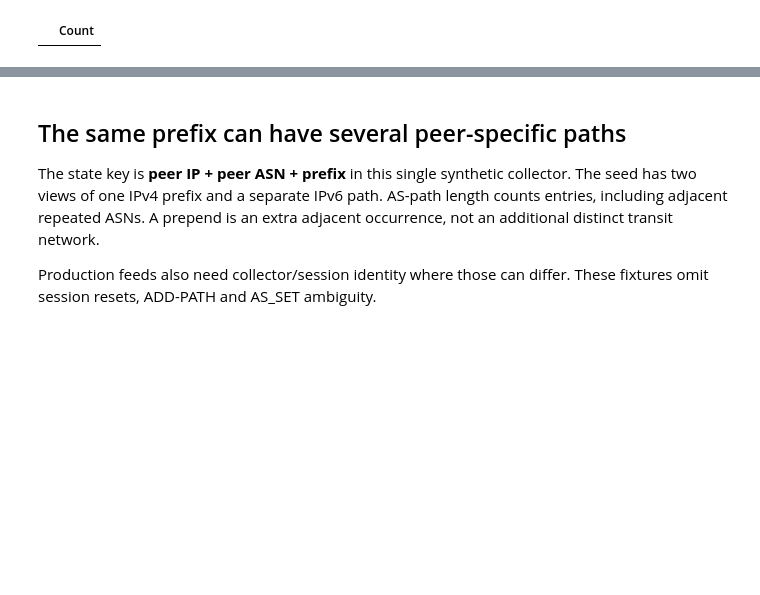
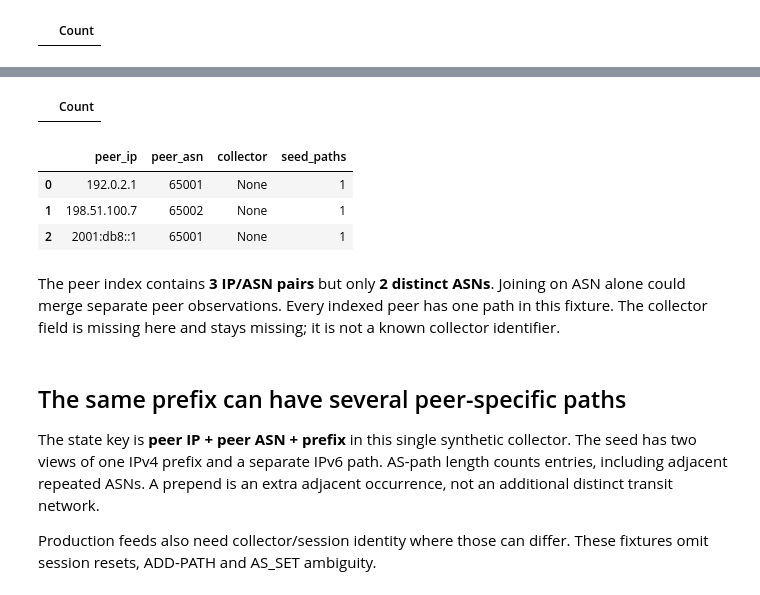
Before and after one commit to Query-farm/vgi-bgp, a Jupyter notebook: notebooks/01_a_withdrawal_belongs_to_a_peer.ipynb, the cells around one changed output, grey strips where cells are left out. Drawn from its saved outputs; the diff is of its cells as text; code cells hidden in the pictures; blank space fills up the shorter version.

```diff
--- a/notebooks/01_a_withdrawal_belongs_to_a_peer.ipynb
+++ b/notebooks/01_a_withdrawal_belongs_to_a_peer.ipynb
@@ -137,0 +115,7 @@ The damaged file returns **1 decoded row(s)** plus **1 error row(s)**. That is a
+# %%
+%%sql
+CREATE TABLE peer_index AS
+SELECT peer_ip::INET::VARCHAR AS peer_ip, peer_asn,collector
+FROM bgp.main.peers('fixtures/rib.mrt');
+# %% [output]
+|  | Count |
@@ -138,3 +127,11 @@ The damaged file returns **1 decoded row(s)** plus **1 error row(s)**. That is a
+# %%
+example.peer_finding(peer_frame)
+# %% [output]
+|  | peer_ip | peer_asn | collector | seed_paths |
+| 0 | 192.0.2.1 | 65001 | None | 1 |
+| 1 | 198.51.100.7 | 65002 | None | 1 |
+| 2 | 2001:db8::1 | 65001 | None | 1 |
+The peer index contains **3 IP/ASN pairs** but only **2 distinct ASNs**. Joining on ASN alone could merge separate peer observations. Every indexed peer has one path in this fixture. The collector field is missing here and stays missing; it is not a known collector identifier.
 # %% [markdown]
 ## The same prefix can have several peer-specific paths
 
```
Also changed, not shown: parts of 21 cells of this notebook, 12 other files.
